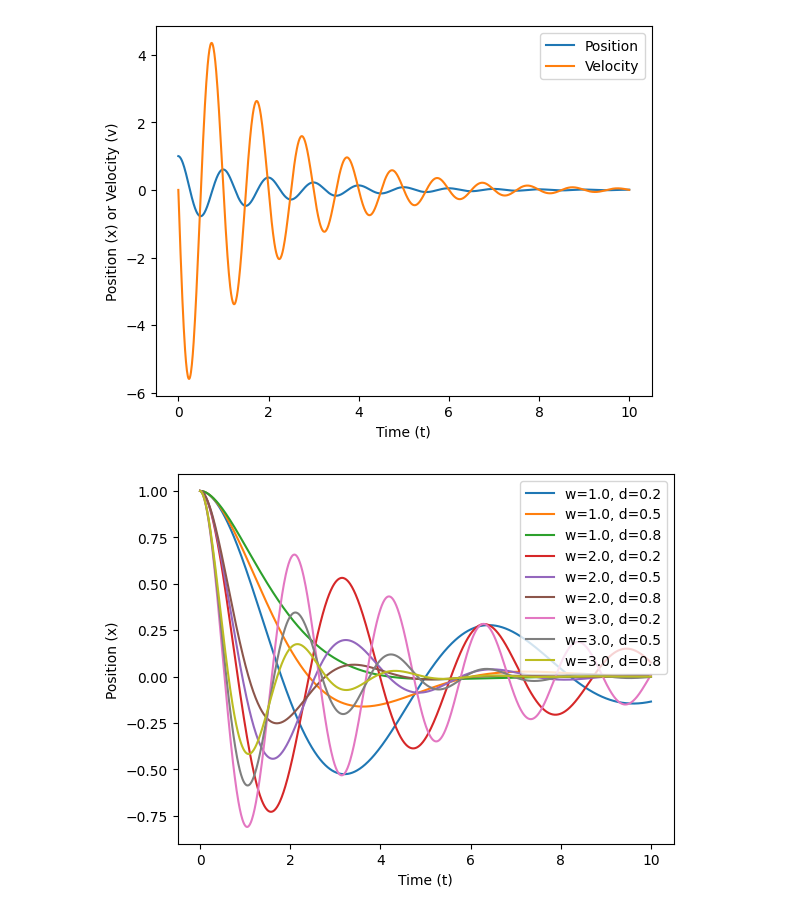
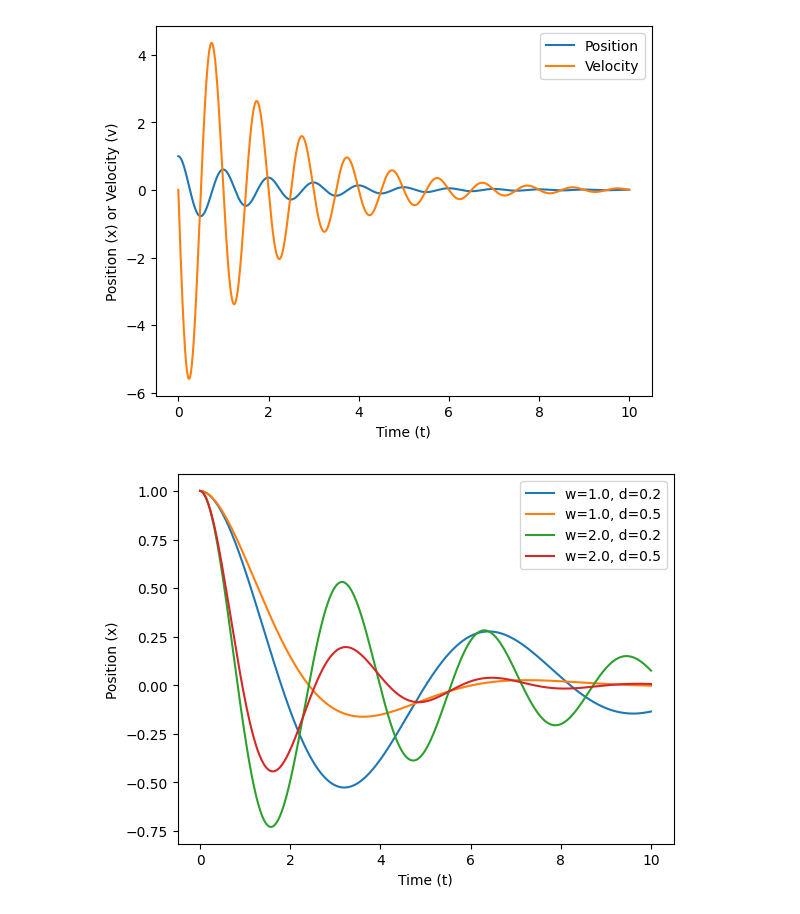
Before and after one commit to sanatankafle12/quick-fox-assignment, a Jupyter notebook: ordinary_differential_equation.ipynb, the cells around one changed output. Saved outputs shown, nothing was run; the diff lists cells and outputs as text; code cells hidden in the pictures.

```diff
--- a/ordinary_differential_equation.ipynb
+++ b/ordinary_differential_equation.ipynb
@@ -54,18 +54,18 @@ plt.show()
 # %% [output]
 [figure]
 # %%
-w_values = [1.0, 2.0, 3.0]
-d_values = [1, 0.5, 0.8]
+w_values = [1.0, 2.0]
+d_values = [0.2, 0.5]
 
 for w in w_values:
     for d in d_values:
         t, x, v = damped_harmonic_oscillator_euler(x0, v0, w, d, dt, t_max)
         label = f'w={w}, d={d}'
         plt.plot(t, x, label=label)
 
 plt.xlabel('Time (t)')
 plt.ylabel('Position (x)')
 plt.legend()
 plt.show()
 # %% [output]
-[figure, old version]
+[figure, new version]
```
Also changed, not shown: parts of 1 cell of this notebook, 3 other files.
